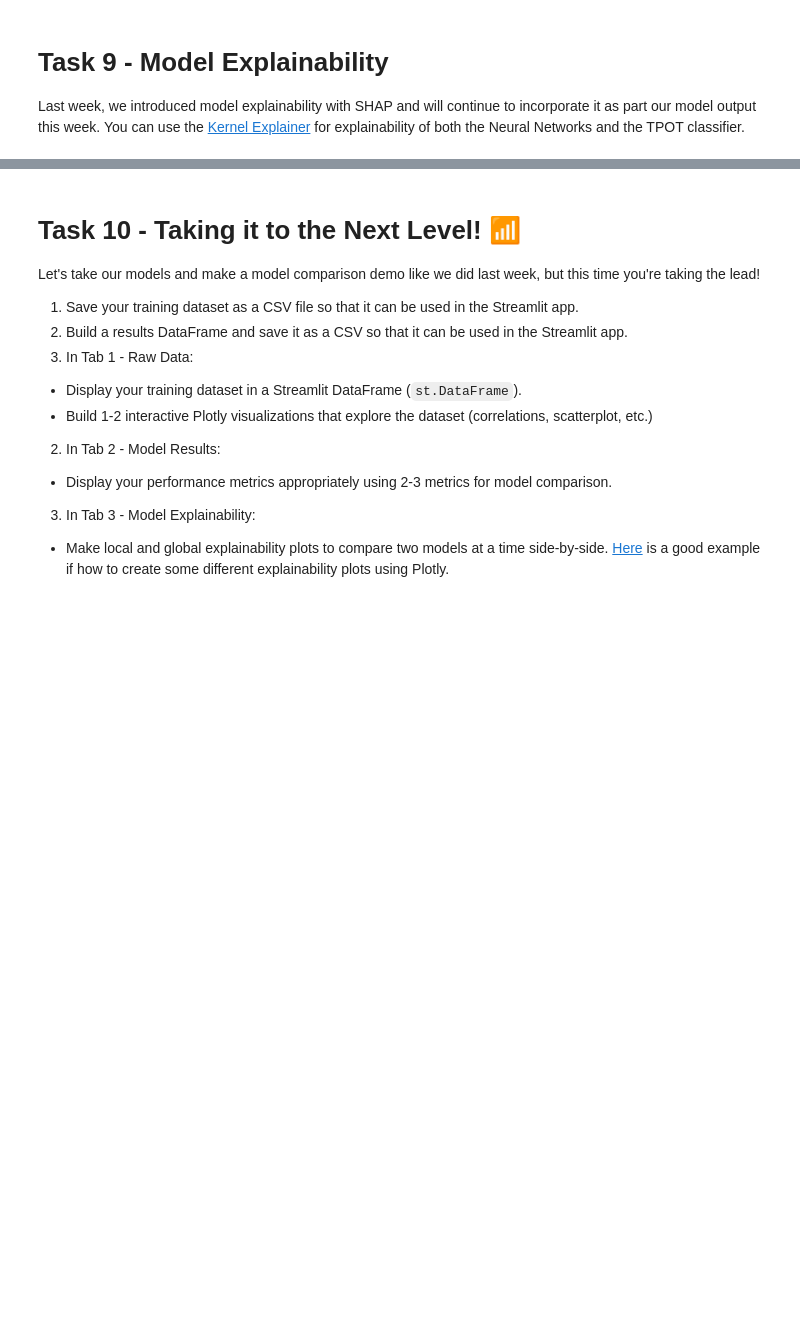
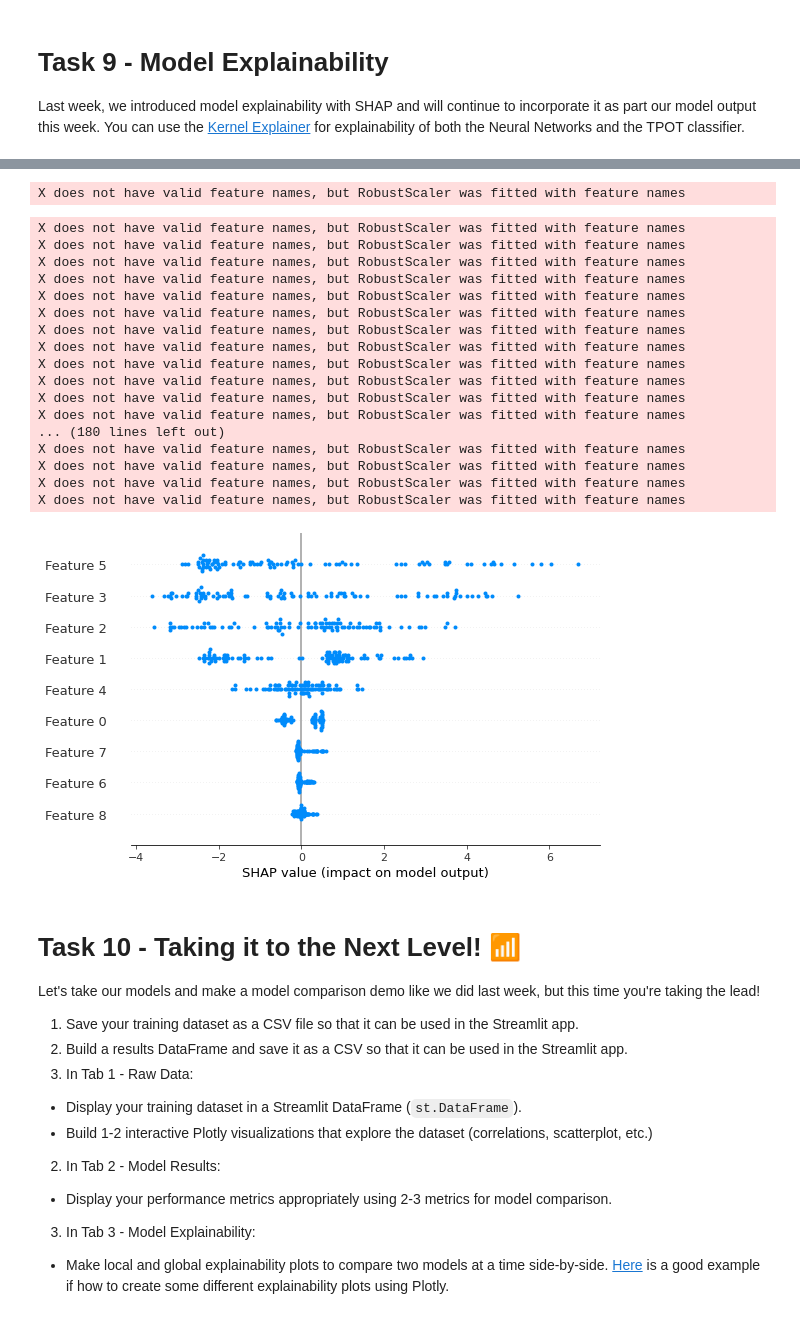
Before and after one commit to PanoEvJ/my-MLE-11, a Jupyter notebook: assignments/week-07-intro-dl/nb/fuel_efficiency.ipynb, the cells around one changed output, grey strips where cells are left out. Drawn from its saved outputs; the diff is of its cells as text; code cells hidden in the pictures; blank space fills up the shorter version.

```diff
--- a/assignments/week-07-intro-dl/nb/fuel_efficiency.ipynb
+++ b/assignments/week-07-intro-dl/nb/fuel_efficiency.ipynb
@@ -752,3 +779,30 @@ cat tpot_mpg_pipeline.py
 3. Take the appropriate lines (e.g., updating path to data and the variable names) from `tpot_mpg_pipeline.py` to build a model on our training set and make predictions on the test set.
 Save the predictions as `y_pred`, and compute appropriate evaluation metric.
 You may find that for this simple data set, the neural network we built outperforms the tree-based model, yet note it is not a conclusion that we can generalize for all tabular data.
+# %%
+import numpy as np
+import pandas as pd
+from sklearn.model_selection import train_test_split
+from sklearn.pipeline import make_pipeline
+from sklearn.preprocessing import RobustScaler
+from xgboost import XGBRegressor
+from tpot.export_utils import set_param_recursive
+
+# NOTE: Make sure that the outcome column is labeled 'target' in the data file
+# tpot_data = pd.read_csv('PATH/TO/DATA/FILE', sep='COLUMN_SEPARATOR', dtype=np.float64)
+tpot_data = dataset
+dataset.rename(columns = {"MPG" : "target"}, inplace = True)
+features = tpot_data.drop('target', axis=1)
+training_features, testing_features, training_target, testing_target = \
+            train_test_split(features, tpot_data['target'], random_state=42)
+
+# Average CV score on the training set was: -1.240793304443359
+exported_pipeline = make_pipeline(
+    RobustScaler(),
+    XGBRegressor(learning_rate=0.1, max_depth=10, min_child_weight=9, n_estimators=100, n_jobs=1, objective="reg:squarederror", subsample=0.55, verbosity=0)
+)
+# Fix random state for all the steps in exported pipeline
+set_param_recursive(exported_pipeline.steps, 'random_state', 42)
+
+exported_pipeline.fit(training_features, training_target)
+y_pred = exported_pipeline.predict(testing_features)
@@ -762,3 +842,27 @@ import shap
+# %%
+tpot_explainer = shap.KernelExplainer(exported_pipeline.predict, testing_features)
+tpot_shap_values = tpot_explainer.shap_values(testing_features, nsample = 100)
+shap.summary_plot(tpot_shap_values)
+# %% [output]
+X does not have valid feature names, but RobustScaler was fitted with feature names
+X does not have valid feature names, but RobustScaler was fitted with feature names
+X does not have valid feature names, but RobustScaler was fitted with feature names
+X does not have valid feature names, but RobustScaler was fitted with feature names
+X does not have valid feature names, but RobustScaler was fitted with feature names
+X does not have valid feature names, but RobustScaler was fitted with feature names
+X does not have valid feature names, but RobustScaler was fitted with feature names
+X does not have valid feature names, but RobustScaler was fitted with feature names
+X does not have valid feature names, but RobustScaler was fitted with feature names
+X does not have valid feature names, but RobustScaler was fitted with feature names
+X does not have valid feature names, but RobustScaler was fitted with feature names
+X does not have valid feature names, but RobustScaler was fitted with feature names
+X does not have valid feature names, but RobustScaler was fitted with feature names
+... (180 lines left out)
+X does not have valid feature names, but RobustScaler was fitted with feature names
+X does not have valid feature names, but RobustScaler was fitted with feature names
+X does not have valid feature names, but RobustScaler was fitted with feature names
+X does not have valid feature names, but RobustScaler was fitted with feature names
+[figure, added]
 # %% [markdown]
 # Task 10 - Taking it to the Next Level! 📶
 
```
Also changed, not shown: parts of 27 cells of this notebook.
